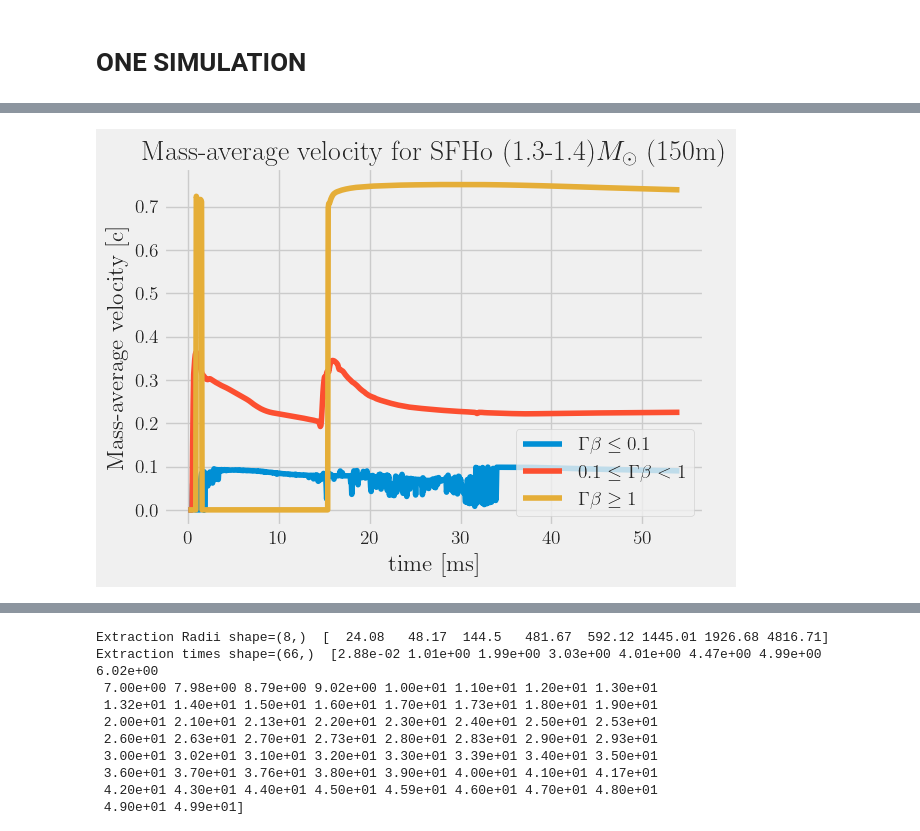
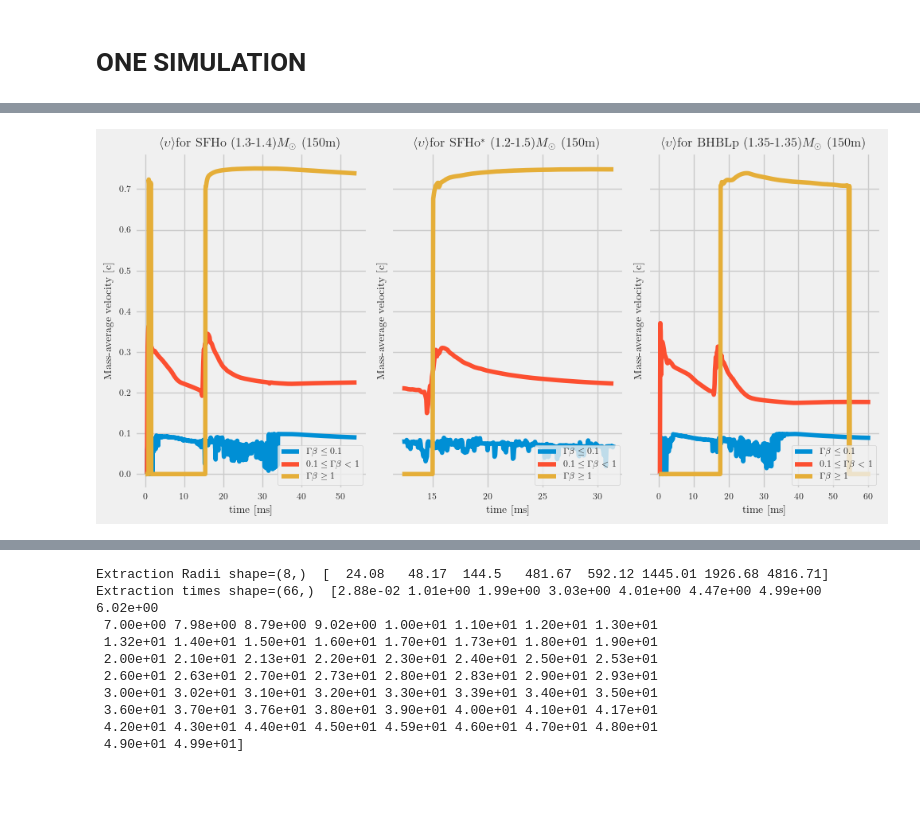
Before and after one commit to vsevolodnedora/PBA_projects, a Jupyter notebook: knafg/knafg_kenta/ejecta_analysis.ipynb, the cells around one changed output, grey strips where cells are left out. Saved outputs shown, nothing was run; the diff lists cells and outputs as text; code cells hidden in the pictures; blank space fills up the shorter version.

```diff
--- a/knafg/knafg_kenta/ejecta_analysis.ipynb
+++ b/knafg/knafg_kenta/ejecta_analysis.ipynb
@@ -32,11 +33,13 @@ for sim_key, sim_dic in SIMS.items():
 # %%
 # collect tmin tmax for all simulations
 df["tmin"],df["tmax"] = pd.Series(dtype = 'object'), pd.Series(dtype = 'object')
+data = None
 for sim, sim_dic in df.iterrows():
     data = PBA.id_kenta.EjectaData(sim_dic["datadir"]+"ej_collated.h5",verbose=True)
     df["tmin"][sim] = np.array(data.getText().min())
     df["tmax"][sim] = np.array(data.getText().max())
 print(df[["idx","tmin","tmax"]])
+print(data.dfile["time=14.5857"].keys())
 # %% [output]
                            idx                  tmin                tmax
 SFHo_13_14_res150            1  0.028825554996728897   49.89703369140625
@@ -67,12 +66,13 @@ print(len(color_pal))
 for idx, sim_dic in enumerate(df.iterrows()):
     sim_dic = sim_dic[1]
     data = PBA.id_kenta.EjectaData(sim_dic["datadir"]+"ej_collated.h5",verbose=True)
-    ax.plot(data.getText(), np.full_like(data.getText(), int(idx)),  marker="|", color=color_pal[idx], linestyle="None")
+    tmerg = sim_dic["tmerg"]
+    ax.plot(data.getText()-tmerg, np.full_like(data.getText(), int(idx)),  marker="|", color=color_pal[idx], linestyle="None")
 ax.set_yticks(np.arange(len(df)))
 ticks_loc = ax.get_yticks().tolist()
 ax.yaxis.set_major_locator(mticker.FixedLocator(ticks_loc))
 ax.set_yticklabels(df["label"].to_list(),fontsize=14)
-ax.set_xlabel("Extraction Time [ms]", fontsize=14)
+ax.set_xlabel(r"$t_{\rm ext} - t_{\rm merg}$ [ms]", fontsize=14)
 ax.tick_params(labelsize=14)
 ax.minorticks_on()
 ax.set_title("Data for Volume-integrated Ejecta",fontsize=14)
@@ -227,8 +248,13 @@ theta_rms of the fast of the fast tail at this extraction time: 60.46 deg
 # %%
 ##sim_dic = SIMULATIONS["BHBLp_135_135_res150"]
 #sim_dic = SIMULATIONS["SFHo_12_15_res150_B15_HLLD"]
-sim_dic = SIMULATIONS["SFHo_13_14_res150"]
-ej_data = PBA.id_kenta.EjectaData(sim_dic["datadir"]+"ej_collated.h5",verbose=True)
-data = PBA.id_kenta.Data(fpath_rhomax=sim_dic["datadir"]+sim_dic["rhomax"],
-                         fpath_mdot=sim_dic["datadir"]+sim_dic["mdot_extract"])
+sim_dic_1 = SIMULATIONS["SFHo_13_14_res150"]
+ej_data_1 = PBA.id_kenta.EjectaData(sim_dic_1["datadir"]+"ej_collated.h5",verbose=True)
+data_1 = PBA.id_kenta.Data(fpath_rhomax=sim_dic_1["datadir"]+sim_dic_1["rhomax"],
+                         fpath_mdot=sim_dic_1["datadir"]+sim_dic_1["mdot_extract"])
+
+sim_dic_2 = SIMULATIONS["SFHo_12_15_res150_B15_HLLD"]
+ej_data_2 = PBA.id_kenta.EjectaData(sim_dic_2["datadir"]+"ej_collated.h5",verbose=True)
+data_2 = PBA.id_kenta.Data(fpath_rhomax=sim_dic_2["datadir"]+sim_dic_2["rhomax"],
+                           fpath_mdot=sim_dic_2["datadir"]+sim_dic_2["mdot_extract"])
 # %%
@@ -277,24 +310,33 @@ plot_ejecta_mass_components_text(dd=ej_data)
 # print(data.df_mdot.isna().sum(axis=0))
 # %%
 # Plot velocities
-def plot_mdot_vave(df : pd.DataFrame):
-    fig, ax = plt.subplots(ncols=1,nrows=1)
-    ax.plot(df["time"], df[f"vave_slow"],color=color_pal[0],label=r"$\Gamma\beta \leq 0.1$")
-    ax.plot(df["time"], df[f"vave_mid"],color=color_pal[1],label=r'$0.1 \leq \Gamma\beta < 1$')
-    ax.plot(df["time"], df[f"vave_fast"],color=color_pal[2],label=r'$\Gamma\beta \geq 1$')
-    # ax.set_yscale("log")
-    ax.legend()
-    ax.set_xlabel("time [ms]")
-    ax.set_ylabel("Mass-average velocity [c]")
-    # ax.set_ylim(1e-9,1e-2)
-    ax.legend(loc='lower right')
-    plt.title(f"Mass-average velocity for {sim_dic['label']}")
+def plot_mdot_vave(sim_dics : [dict]):
+    fig, axes = plt.subplots(ncols=len(sim_dics),nrows=1,sharey="all",figsize=(10,5))
+
+    for i, sim_dic in enumerate(sim_dics):
+        data = PBA.id_kenta.Data(fpath_rhomax=sim_dic["datadir"]+sim_dic["rhomax"],
+                                 fpath_mdot=sim_dic["datadir"]+sim_dic["mdot_extract"])
+        df = data.df_mdot
+        ax = axes[i]
+        ax.plot(df["time"], df[f"vave_slow"],color=color_pal[0],label=r"$\Gamma\beta \leq 0.1$")
+        ax.plot(df["time"], df[f"vave_mid"],color=color_pal[1],label=r'$0.1 \leq \Gamma\beta < 1$')
+        ax.plot(df["time"], df[f"vave_fast"],color=color_pal[2],label=r'$\Gamma\beta \geq 1$')
+        # ax.set_yscale("log")
+        ax.legend()
+        ax.set_xlabel("time [ms]")
+        ax.set_ylabel("Mass-average velocity [c]")
+        # ax.set_ylim(1e-9,1e-2)
+        ax.legend(loc='lower right')
+        ax.set_title(r"$\langle \upsilon \rangle$"+f" for {sim_dic['label']}")
+
     plt.tight_layout()
-    plt.savefig(figs+f"vave_{sim_dic['name']}.png",dpi=256)
+    plt.savefig(figs+f"vave.png",dpi=256)
     plt.show()
-plot_mdot_vave(df=data.df_mdot)
+plot_mdot_vave(sim_dics=[SIMULATIONS["SFHo_13_14_res150"],
+                         SIMULATIONS["SFHo_12_15_res150_B15_HLLD"],
+                         SIMULATIONS["BHBLp_135_135_res150"]])
 # %% [output]
-[figure, old version]
+[figure, new version]
 # %%
 # Definition of a retarded time for ejecta mass flux
 def get_tret(r : float, vinf_ave0 : float =.7) -> float:
```
Also changed, not shown: parts of 15 cells of this notebook, 2 other files.
